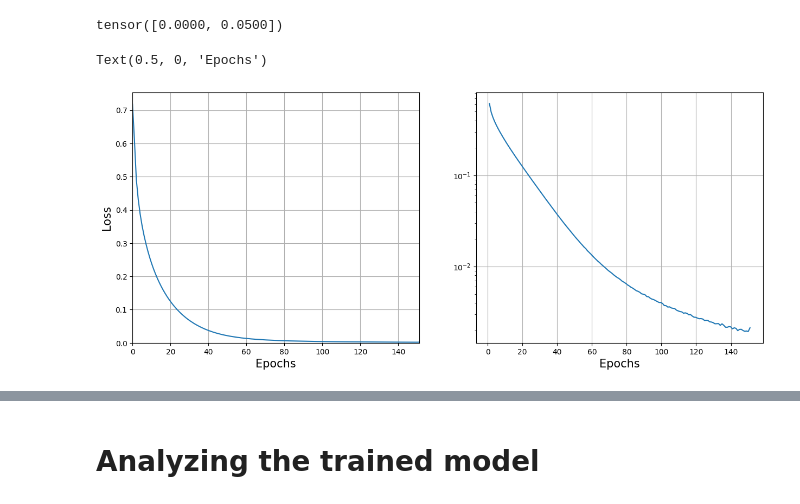
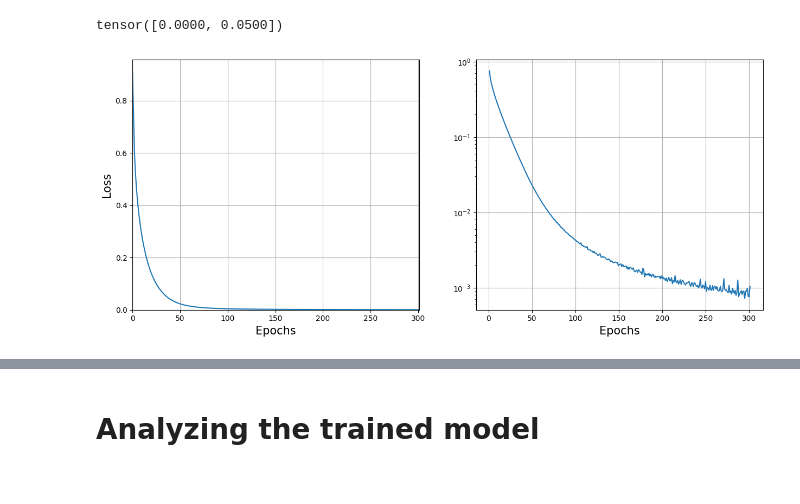
Before and after one commit to JPROSS18/JackRoss-PhD-Notes, a Jupyter notebook: NODE_Dynamic_Bifurcation_Parameter/NODE_v2_bif_lorenz_v1.ipynb, the cells around one changed output, grey strips where cells are left out. Drawn from its saved outputs; the diff is of its cells as text; code cells hidden in the pictures.

```diff
--- a/NODE_Dynamic_Bifurcation_Parameter/NODE_v2_bif_lorenz_v1.ipynb
+++ b/NODE_Dynamic_Bifurcation_Parameter/NODE_v2_bif_lorenz_v1.ipynb
@@ -33,6 +34,8 @@ import models.DynamicalSystems as ds
 # Data Generation
 # %%
 lorenz = ds.Lorenz(sigma=10.0, rho=15.0, beta=8.0 / 3.0)
+# %%
+lorenz.drive_rate = 0.5
 # %%
 a = torch.linspace(-10, 10, 5)
 r_val = torch.arange(10, 20, 2.0)
@@ -87,7 +90,9 @@ torch.Size([124375, 2, 4])
 # %% [markdown]
 # Model
 # %%
-model = nodes.driven_neural_ODE(input_dim=3, drivers=1, output_dim=3, hidden_dim=32, depth=4, activation_func=nn.Tanh())
+model = nodes.driven_neural_ODE(input_dim=3, drivers=1, output_dim=3, hidden_dim=32, depth=5, activation_func=nn.Tanh())
+# %%
+model.drdt = lorenz.drive_rate
 # %%
 t_eval = torch.arange(0, 0.1, dt)
 print(t_eval)
@@ -101,40 +106,15 @@ tensor([0.0000, 0.0500])
 # %%
 trainer = nodes.Trainer(model=model, data_loader=data_loader, optimizer=optimizer, loss_fn=loss_fn, t_eval=t_eval, dt=dt) #
 # %%
-trainer.train(num_epochs=150, t_eval=t_eval)
+trainer.train(num_epochs=300, t_eval=t_eval)
 # %%
 torch.save(model, 'lorenz_bif_neural_ODE_v1.pt')
 # %%
 model = torch.load('lorenz_driven_neural_ODE.pt', weights_only=False)
 # %%
-### Analysis
-epochs = len(trainer.loss_list)
-fig = plt.figure(figsize=(15,6))
-ax = fig.add_subplot(1, 2, 1)
-
-ax.plot(np.linspace(0, epochs, len(trainer.loss_list)), trainer.loss_list)
-ax.grid()
-
-ax.set_xlabel('Epochs', fontsize=15)
-ax.set_ylabel('Loss', fontsize=15)
-ax.set_xlim(0, epochs)
-ax.set_ylim(bottom=0)
-
-ax2 = fig.add_subplot(1, 2, 2)
-
-e_pts = np.linspace(0, epochs, len(trainer.loss_list))
-ax2.plot(e_pts[1:], trainer.loss_list[1:])
-
-#ax2.set_ylim()
-ax2.grid()
-#plt.xscale('log')~
-#
-ax2.set_yscale('log')
-#ax2.set_xscale('log')
-ax2.set_xlabel('Epochs', fontsize=15)
+trainer.plot_loss()
 # %% [output]
-Text(0.5, 0, 'Epochs')
-[figure, old version]
+[figure, new version]
 # %%
 print('Final Loss: ' + str(trainer.loss()))
 # %% [output]
```
Also changed, not shown: parts of 30 cells of this notebook, 2 other files.
